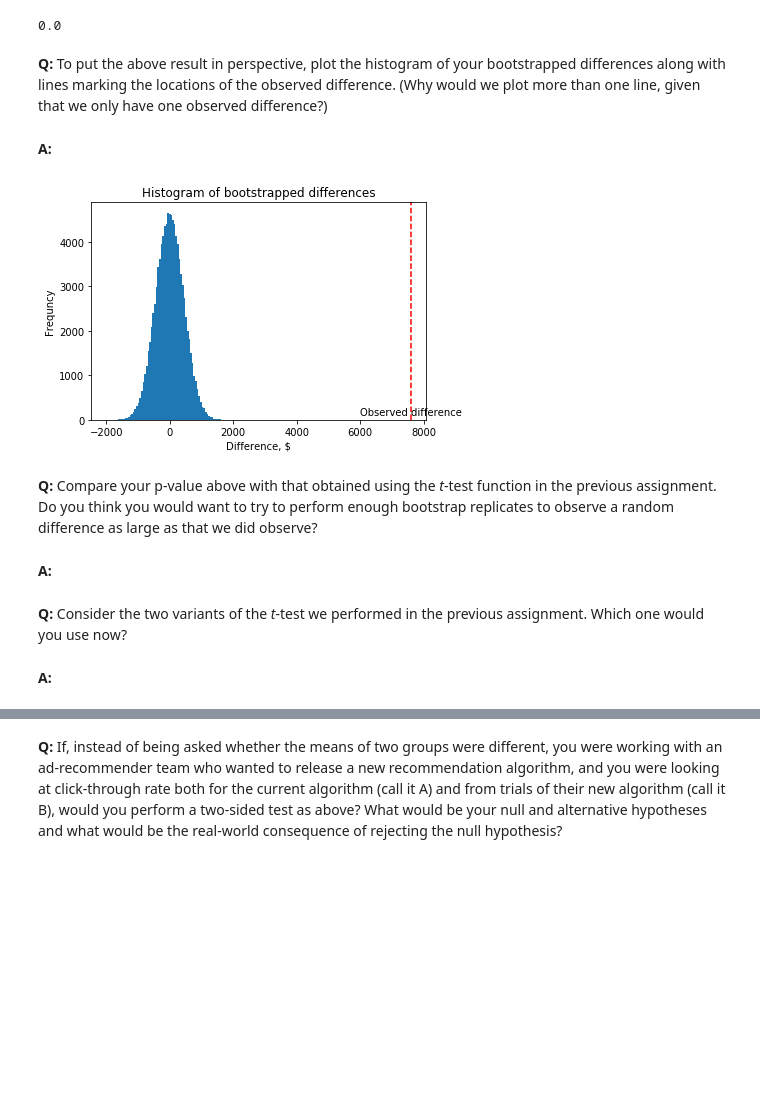
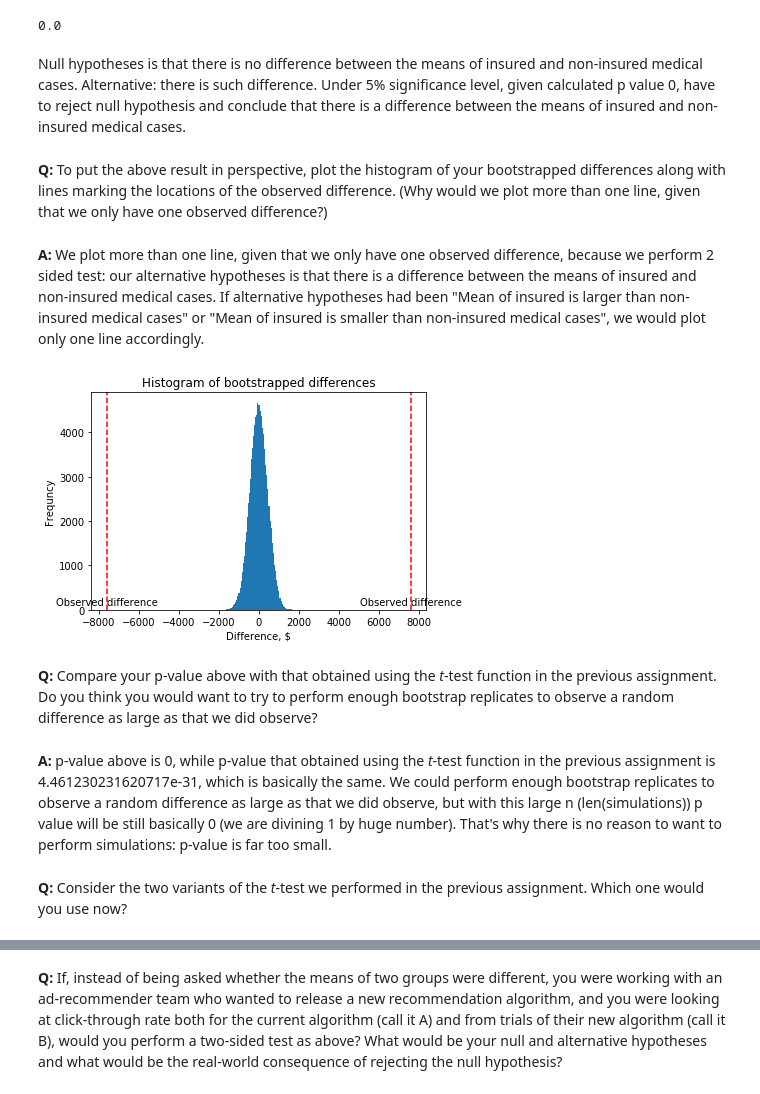
Before and after one commit to JuliaZozulia/mini-projects, a Jupyter notebook: Bootstrap_Inference/inferential_statistics_2-Q.ipynb, the cells around one changed output, grey strips where cells are left out. Drawn from its saved outputs; the diff is of its cells as text; code cells hidden in the pictures; blank space fills up the shorter version.

Commit message:
bootstraping mini project

```diff
--- a/Bootstrap_Inference/inferential_statistics_2-Q.ipynb
+++ b/Bootstrap_Inference/inferential_statistics_2-Q.ipynb
@@ -135,30 +138,34 @@ simulations = np.array(simulations)
 len(simulations[simulations >= observed_diff]) / len(simulations)
 # %% [output]
 0.0
+# %% [markdown]
+Null hypotheses is that there is no difference between the means of insured and non-insured medical cases. Alternative: there is such difference.
+Under 5% significance level, given calculated p value 0, have to reject null hypothesis and conclude that there is a difference between the means of insured and non-insured medical cases.
 # %% [markdown]
 __Q:__ To put the above result in perspective, plot the histogram of your bootstrapped differences along with lines marking the locations of the observed difference. (Why would we plot more than one line, given that we only have one observed difference?)
-# %% [markdown]
-__A:__
+# %% [markdown]
+__A:__
+We plot more than one line, given that we only have one observed difference, because we perform 2 sided test: our alternative hypotheses  is that there is a difference between the means of insured and non-insured medical cases. If alternative hypotheses had been "Mean of insured is larger than non-insured medical cases" or "Mean of insured is smaller than non-insured medical cases", we would plot only one line accordingly.
 # %%
 plt.hist(simulations, bins = 75)
 plt.xlabel("Difference, $")
 plt.ylabel("Frequncy")
 plt.title("Histogram of bootstrapped differences")
 plt.axvline(observed_diff, color="r", linestyle="--")
+plt.axvline(-observed_diff, color="r", linestyle="--")
 #plt.axvline(ci[1], color="r", linestyle="--")
 
 plt.text(observed_diff, 100, "Observed difference", horizontalalignment="center")
-#plt.text(ci[1], 100, "upper limit", horizontalalignment="left")
-#labels = ["lower limit", "upper limit"]
+plt.text(-observed_diff, 100, "Observed difference", horizontalalignment="center")
 
 plt.show()
 # %% [output]
-[figure, old version]
+[figure, new version]
 # %% [markdown]
 __Q:__ Compare your p-value above with that obtained using the _t_-test function in the previous assignment. Do you think you would want to try to perform enough bootstrap replicates to observe a random difference as large as that we did observe?
-# %% [markdown]
-__A:__
+# %% [markdown]
+__A:__
+p-value above is 0, while p-value that obtained using the _t_-test function in the previous assignment is 4.461230231620717e-31, which is basically the same.
+We could perform enough bootstrap replicates to observe a random difference as large as that we did observe, but with this large n (len(simulations)) p value will be still basically 0 (we are divining 1 by huge number). That's why there is no reason to want to perform simulations: p-value is far too small.
 # %% [markdown]
 __Q:__ Consider the two variants of the _t_-test we performed in the previous assignment. Which one would you use now?
-# %% [markdown]
-__A:__
```
Also changed, not shown: parts of 4 cells of this notebook, 3 other files.
